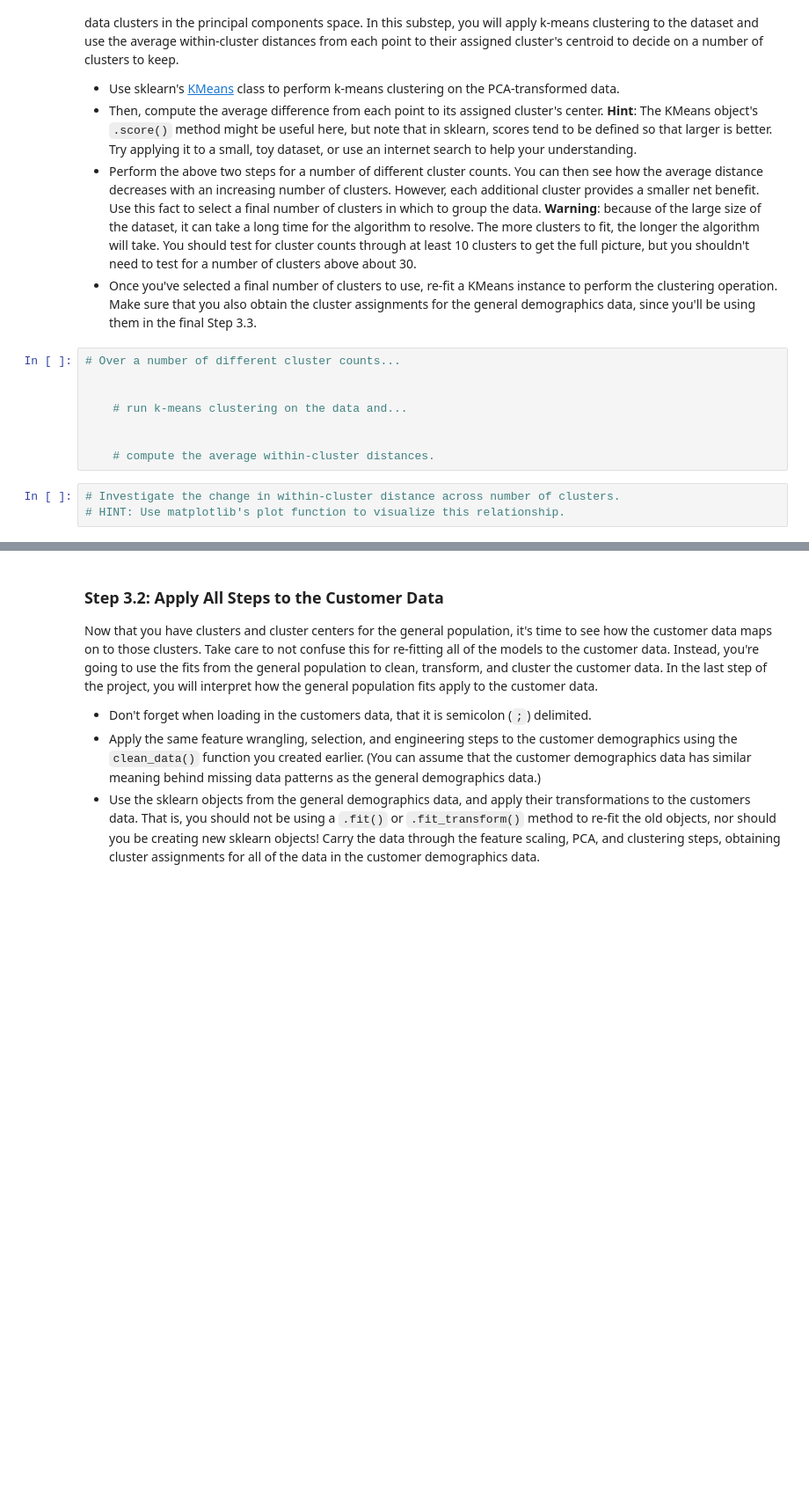
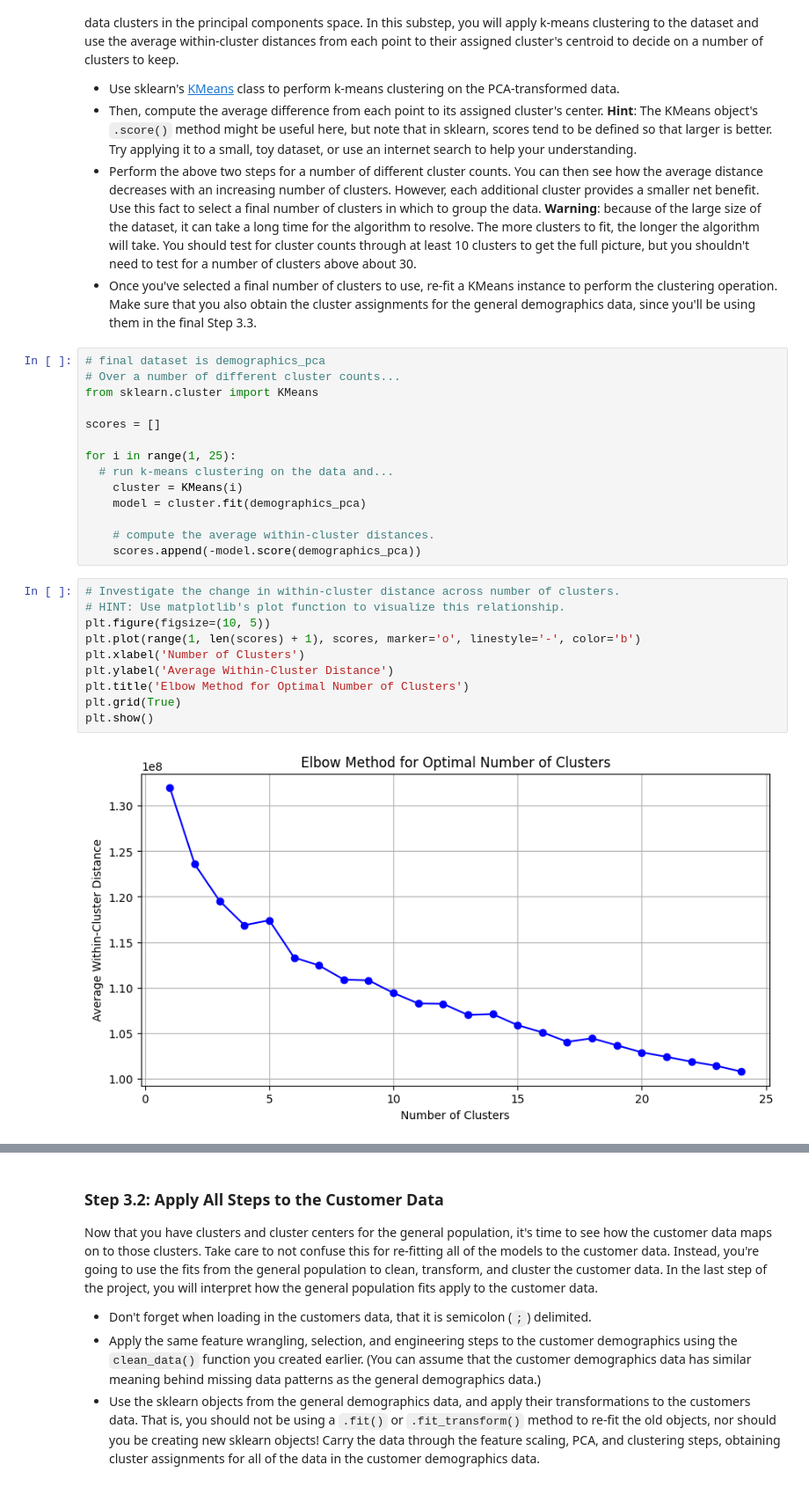
Before and after one commit to ghazicc/Udacity-Identify-Customer-Segments, a Jupyter notebook: Identify_Customer_Segments.ipynb, the cells around one changed output, grey strips where cells are left out. Shown: that part at 88% size. Cells and saved outputs as stored; diff of their text form; blank space fills up the shorter version.

```diff
--- a/Identify_Customer_Segments.ipynb
+++ b/Identify_Customer_Segments.ipynb
@@ -727,16 +840,31 @@ You've assessed and cleaned the demographics data, then scaled and transformed t
 - Perform the above two steps for a number of different cluster counts. You can then see how the average distance decreases with an increasing number of clusters. However, each additional cluster provides a smaller net benefit. Use this fact to select a final number of clusters in which to group the data. **Warning**: because of the large size of the dataset, it can take a long time for the algorithm to resolve. The more clusters to fit, the longer the algorithm will take. You should test for cluster counts through at least 10 clusters to get the full picture, but you shouldn't need to test for a number of clusters above about 30.
 - Once you've selected a final number of clusters to use, re-fit a KMeans instance to perform the clustering operation. Make sure that you also obtain the cluster assignments for the general demographics data, since you'll be using them in the final Step 3.3.
 # %%
+# final dataset is demographics_pca
 # Over a number of different cluster counts...
+from sklearn.cluster import KMeans
 
+scores = []
 
-    # run k-means clustering on the data and...
-
+for i in range(1, 25):
+  # run k-means clustering on the data and...
+    cluster = KMeans(i)
+    model = cluster.fit(demographics_pca)
 
     # compute the average within-cluster distances.
+    scores.append(-model.score(demographics_pca))
 # %%
 # Investigate the change in within-cluster distance across number of clusters.
 # HINT: Use matplotlib's plot function to visualize this relationship.
+plt.figure(figsize=(10, 5))
+plt.plot(range(1, len(scores) + 1), scores, marker='o', linestyle='-', color='b')
+plt.xlabel('Number of Clusters')
+plt.ylabel('Average Within-Cluster Distance')
+plt.title('Elbow Method for Optimal Number of Clusters')
+plt.grid(True)
+plt.show()
+# %% [output]
+[figure, added]
 # %%
 # Re-fit the k-means model with the selected number of clusters and obtain
 # cluster predictions for the general population demographics data.
```
Also changed, not shown: parts of 53 cells of this notebook.
